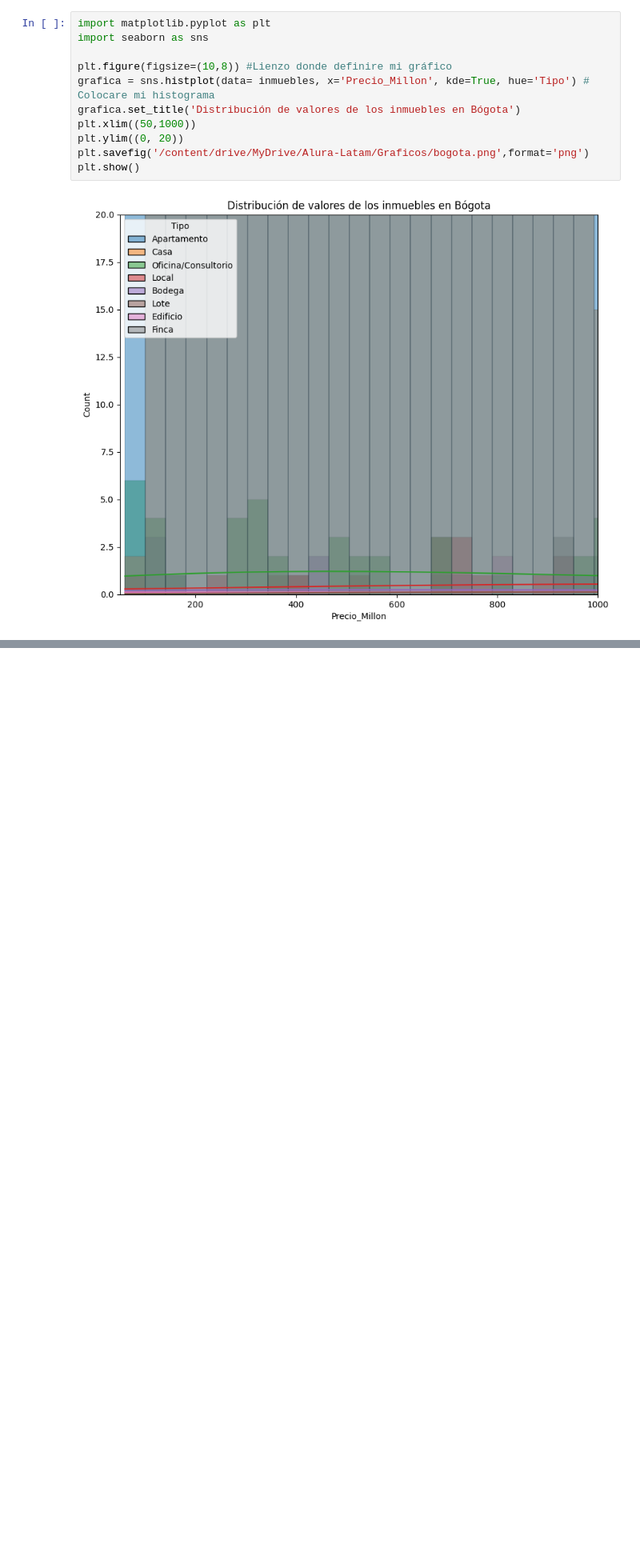
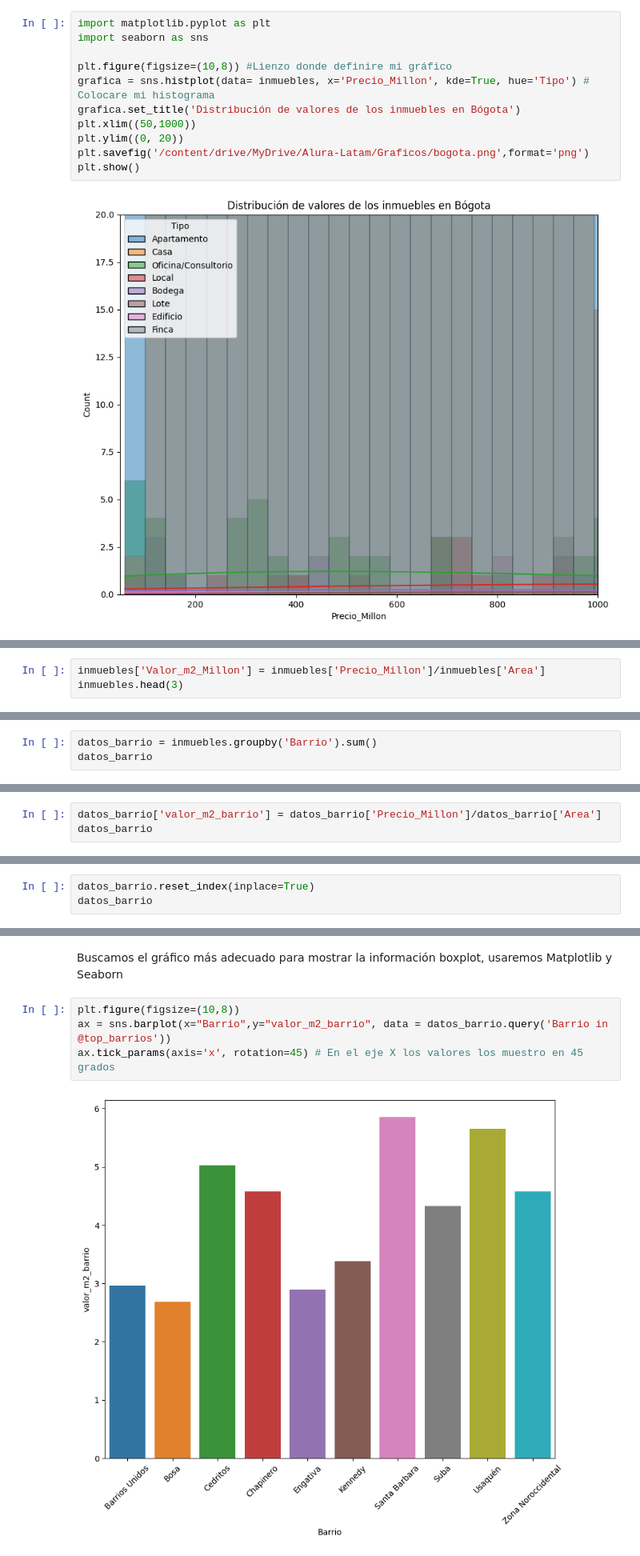
Before and after one commit to nestormarlier/alura-latam, a Jupyter notebook: Inmersion_Datos_Aula1.ipynb, the cells around one changed output, grey strips where cells are left out. Shown at 80% size. Saved outputs shown, nothing was run; the diff lists cells and outputs as text; blank space fills up the shorter version.

```diff
--- a/Inmersion_Datos_Aula1.ipynb
+++ b/Inmersion_Datos_Aula1.ipynb
@@ -573,0 +578,3 @@ Desafios
+# %%
+inmuebles['Valor_m2_Millon'] = inmuebles['Precio_Millon']/inmuebles['Area']
+inmuebles.head(3)
@@ -573,0 +606,3 @@ Desafios
+# %%
+datos_barrio = inmuebles.groupby('Barrio').sum()
+datos_barrio
@@ -573,0 +626,3 @@ Desafios
+# %%
+datos_barrio['valor_m2_barrio'] = datos_barrio['Precio_Millon']/datos_barrio['Area']
+datos_barrio
@@ -573,0 +670,3 @@ Desafios
+# %%
+datos_barrio.reset_index(inplace=True)
+datos_barrio
@@ -573,0 +703,8 @@ Desafios
+# %% [markdown]
+Buscamos el gráfico más adecuado para mostrar la información boxplot, usaremos Matplotlib y Seaborn
+# %%
+plt.figure(figsize=(10,8))
+ax = sns.barplot(x="Barrio",y="valor_m2_barrio", data = datos_barrio.query('Barrio in @top_barrios'))
+ax.tick_params(axis='x', rotation=45) # En el eje X los valores los muestro en 45 grados
+# %% [output]
+[figure, added]
```
Also changed, not shown: parts of 23 cells of this notebook.
